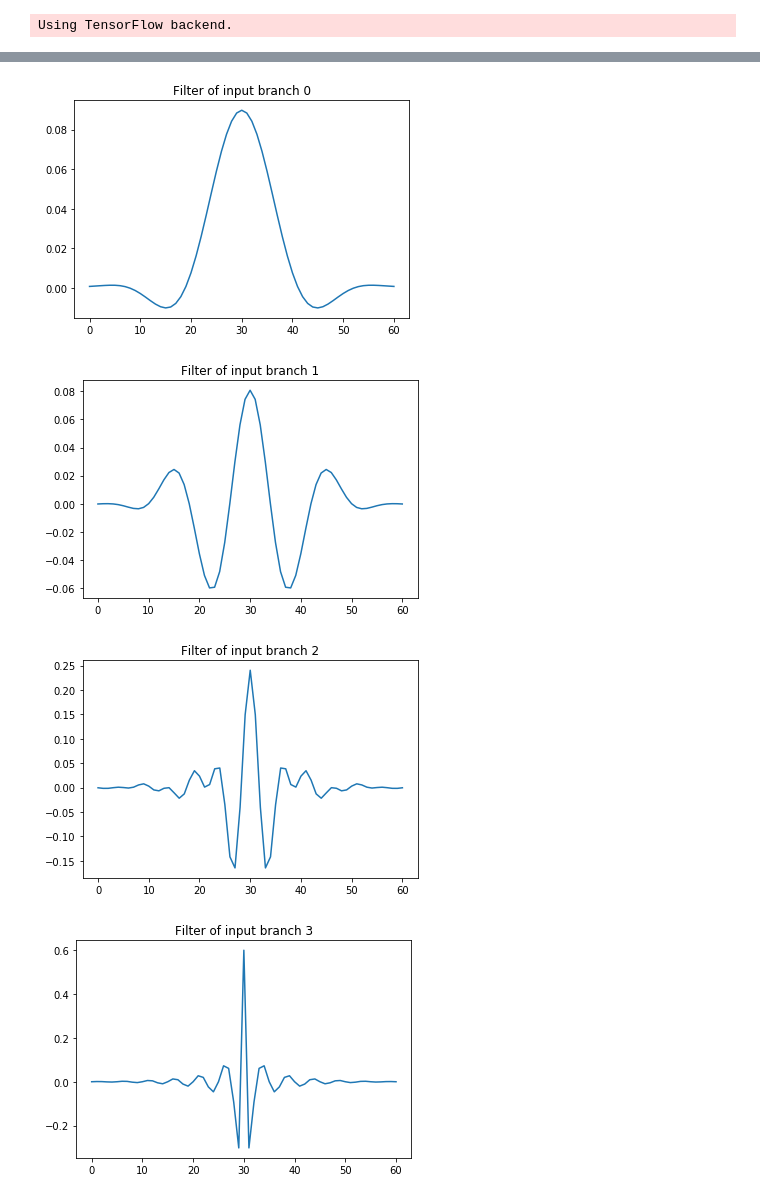
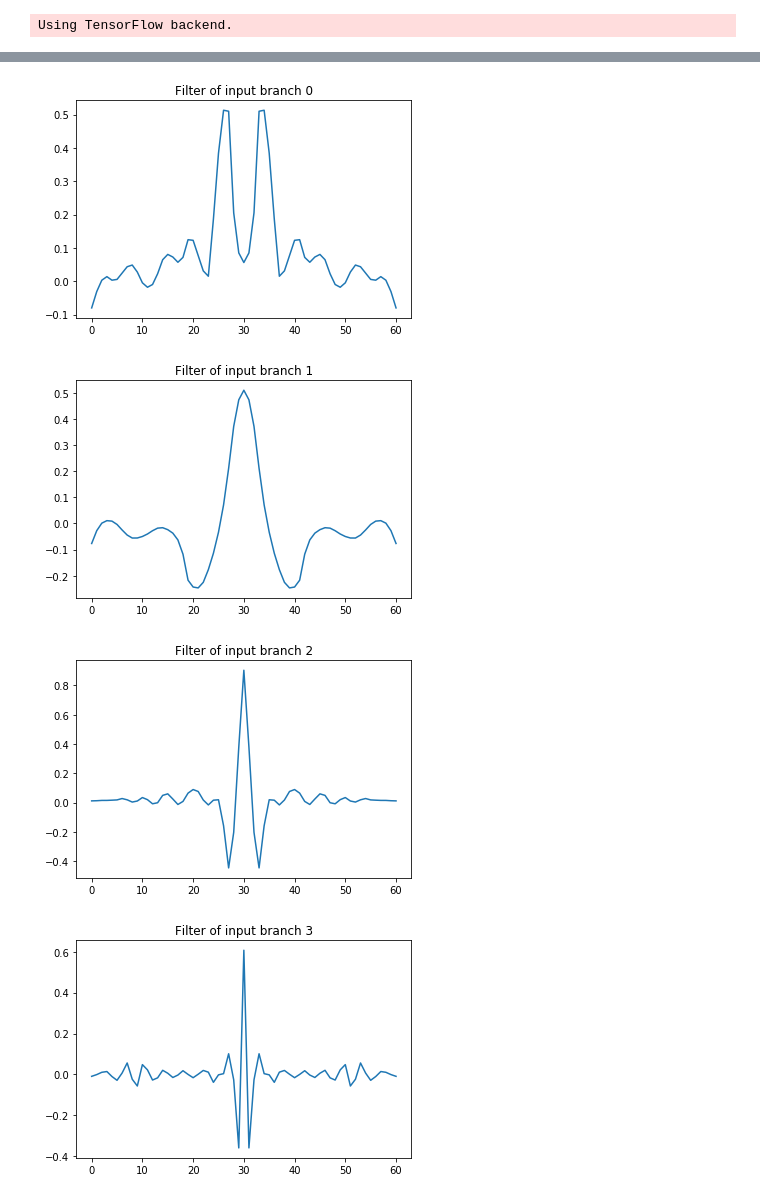
Before and after one commit to AhmedImtiazPrio/heartnet, a Jupyter notebook: codes/scipy impulse response test.ipynb, the cells around one changed output, grey strips where cells are left out. Saved outputs shown, nothing was run; the diff lists cells and outputs as text; code cells hidden in the pictures.

```diff
--- a/codes/scipy impulse response test.ipynb
+++ b/codes/scipy impulse response test.ipynb
@@ -37,8 +37,10 @@ lr_decay=1e-8
 # load_path='/media/taufiq/Data/heart_sound/models/fold2_noFIR 2018-01-21 11:57:12.236015/weights.0183-0.8311.hdf5'
 # Random init
 # load_path='/media/taufiq/Data/heart_sound/models/fold1_noFIR 2018-01-23 11:15:00.303289/weights.0037-0.8288.hdf5'
-# Zero init
-load_path='/media/taufiq/Data/heart_sound/models/fold1_noFIR 2018-01-23 12:27:31.167478/weights.0181-0.8754.hdf5'
+# Uniform init
+# load_path='/media/taufiq/Data/heart_sound/models/fold1_noFIR 2018-01-23 12:27:31.167478/weights.0181-0.8754.hdf5'
+# Linear phase
+load_path='/media/taufiq/Data/heart_sound/models/fold1_noFIR 2018-01-24 16:28:06.346153/weights.0083-0.8925.hdf5'
 fs = 2000
 # %%
 # create heartnet with load path specified
@@ -113,13 +107,14 @@ for i in range(4):
 # %%
 for i in range(4):
     input_ = i # 0-3
     weights_ = np.hstack(weights[input_])
-    weights_ = np.reshape(weights_,[61,1])
+    weights_ = np.reshape(weights_,[31,1])
+    weights_ = np.concatenate([np.hstack(np.flip(weights_[1:,:],0)),np.hstack(weights_)])
     plt.plot(weights_)
     plt.title('Filter of input branch ' + np.str(input_))
     plt.show()
 # %% [output]
-[figure, old version]
+[figure, new version]
-[figure, old version]
+[figure, new version]
-[figure, old version]
+[figure, new version]
-[figure, old version]
+[figure, new version]
```
Also changed, not shown: parts of 5 cells of this notebook, 5 other files.
